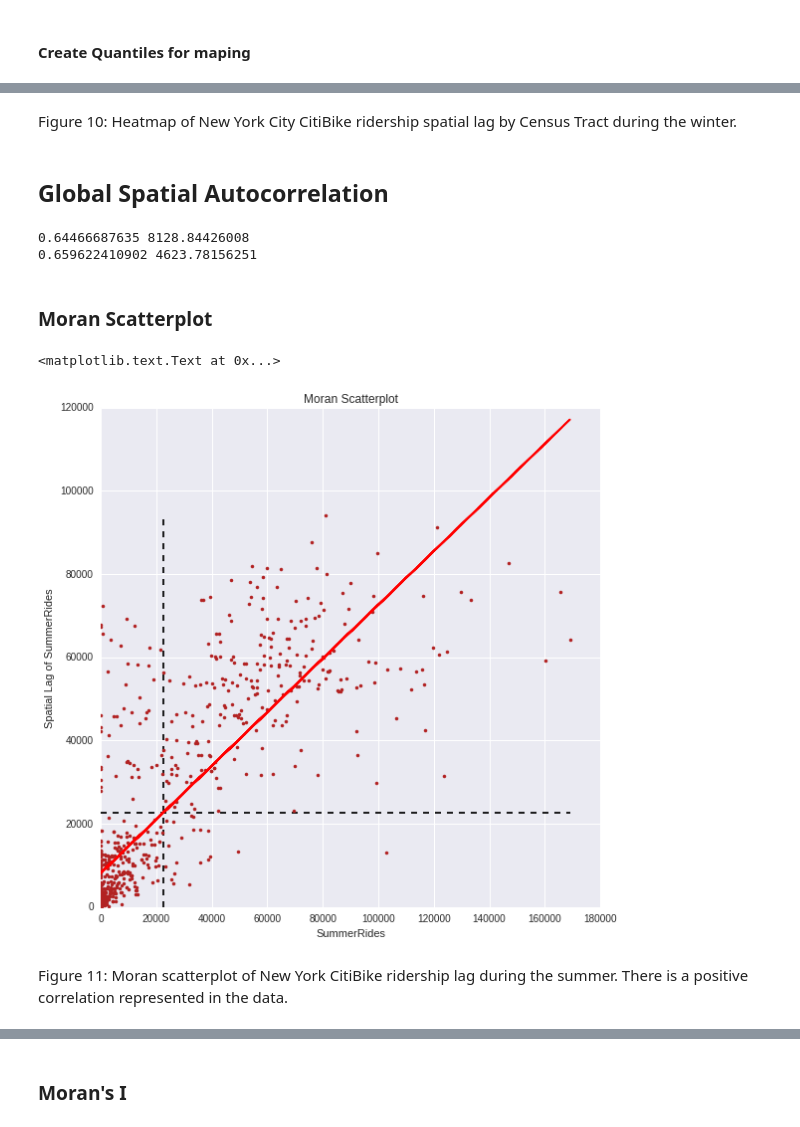
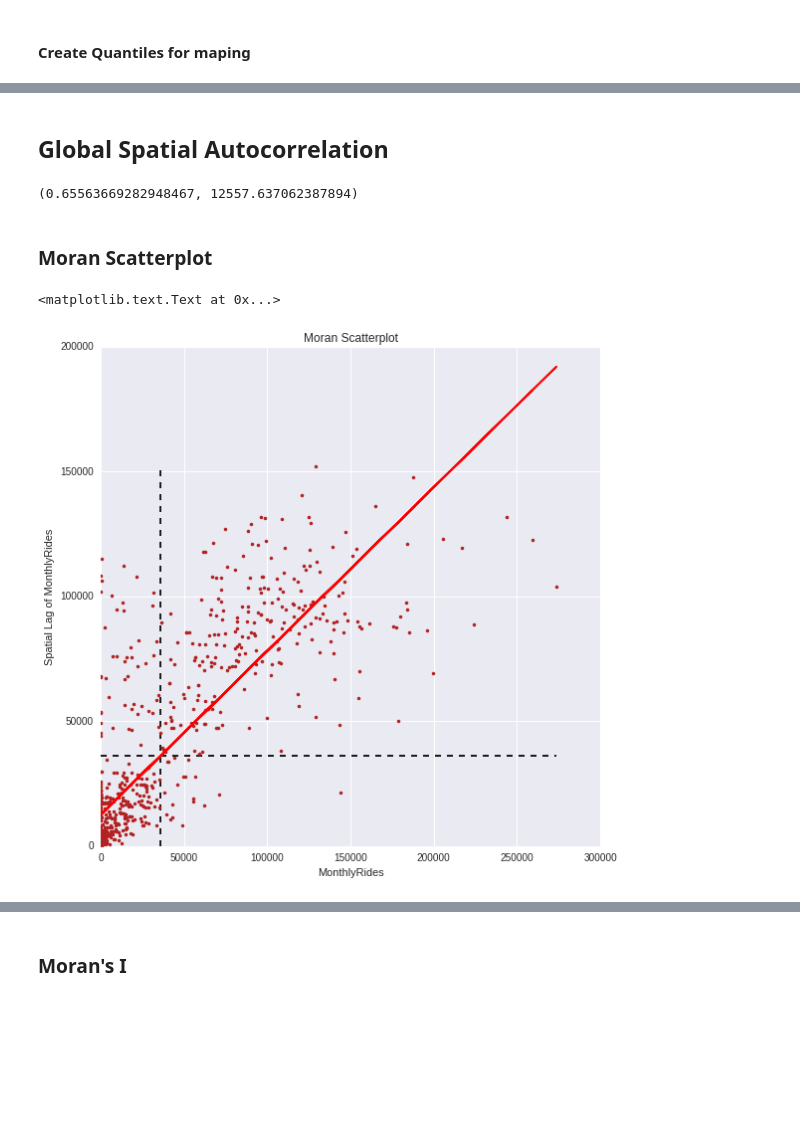
Before and after one commit to tashay/PUI2016_tg1478, a Jupyter notebook: HW10_tg1478/HW10_1_tg1478.ipynb, the cells around one changed output, grey strips where cells are left out. Cells and saved outputs as stored; diff of their text form; code cells hidden in the pictures; blank space fills up the shorter version.

```diff
--- a/HW10_tg1478/HW10_1_tg1478.ipynb
+++ b/HW10_tg1478/HW10_1_tg1478.ipynb
@@ -269,6 +213,6 @@ Figure 6: Zoomed out view of New York City CitiBike ridership counts by Census T
 # %% [markdown]
 ### Removing the CTs that are out of zoom boundries
 # %%
-ct_shape_season_Zoom=(ct_shape_season[ct_shape_season
+ct_shape_MonthlyAve_Zoom=(ct_shape_MonthlyAve[ct_shape_MonthlyAve
                            .centroid
                            .apply(lambda c:c.x>-74.1 and c.x<-73.92 and c.y>40.65 and c.y<40.8)])
@@ -299,8 +236,9 @@ Figure 8: Zoomed in view of New York City CitiBike ridership counts by Census Tr
 # %% [markdown]
 ### Export Shapefile CTs in the CitiBike Zone
 # %%
-path= PUIdata + '/Data/Output/ct_shape_season_Zoom.shp'
-ct_shape_season_Zoom.to_file(path)
+path= PUIdata + '/Data/Output/ct_shape_MonthlyAve_Zoom.shp'
+
+ct_shape_MonthlyAve_Zoom.to_file(path)
 # %% [markdown]
 ## Exploratory Geospatial Analysis
 # %% [markdown]
@@ -354,2 +286,5 @@ WinterRideLag=ps.lag_spatial(qW_CT, WinterRide)
+# %%
+MonthlyRide=ct_shape_MonthlyAve_Zoom.MonthlyAve
+MonthlyRideLag=ps.lag_spatial(qW_CT, MonthlyRide)
 # %% [markdown]
 #### Create Quantiles for maping
@@ -404,35 +321,27 @@ plt.title("Winter Ride Spatial Lag Deciles")
-# %% [markdown]
-Figure 10: Heatmap of New York City CitiBike ridership spatial lag by Census Tract during the winter.
 # %% [markdown]
 ## Global  Spatial Autocorrelation
 # %%
-b,a = np.polyfit(SummerRide, SummerRideLag, 1)
-print b,a
-
-b2,a2 = np.polyfit(WinterRide, WinterRideLag, 1)
-print b2,a2
+b,a = np.polyfit(MonthlyRide, MonthlyRideLag, 1)
+b,a
 # %% [output]
-0.64466687635 8128.84426008
-0.659622410902 4623.78156251
+(0.65563669282948467, 12557.637062387894)
 # %% [markdown]
 ### Moran Scatterplot
 # %%
 f, ax = plt.subplots(1, figsize=(9, 9))
 
-plt.plot(SummerRide, SummerRideLag, '.', color='firebrick')
+plt.plot(MonthlyRide, MonthlyRideLag, '.', color='firebrick')
 
  # dashed vert at mean of the last year's PCI
-plt.vlines(SummerRide.mean(), SummerRideLag.min(), SummerRideLag.max(), linestyle='--')
+plt.vlines(MonthlyRide.mean(), MonthlyRideLag.min(), MonthlyRideLag.max(), linestyle='--')
  # dashed horizontal at mean of lagged PCI
-plt.hlines(SummerRideLag.mean(), SummerRide.min(), SummerRide.max(), linestyle='--')
+plt.hlines(MonthlyRideLag.mean(), MonthlyRide.min(), MonthlyRide.max(), linestyle='--')
 
 # red line of best fit using global I as slope
-plt.plot(SummerRide, a + b*SummerRide, 'r')
+plt.plot(MonthlyRide, a + b*MonthlyRide, 'r')
 plt.title('Moran Scatterplot')
-plt.ylabel('Spatial Lag of SummerRides')
-plt.xlabel('SummerRides')
+plt.ylabel('Spatial Lag of MonthlyRides')
+plt.xlabel('MonthlyRides')
 # %% [output]
 <matplotlib.text.Text at 0x...>
-[figure, old version]
+[figure, new version]
-# %% [markdown]
-Figure 11: Moran scatterplot of New York CitiBike ridership lag during the summer. There is a positive correlation represented in the data.
```
Also changed, not shown: parts of 67 cells of this notebook, 1 other file.
